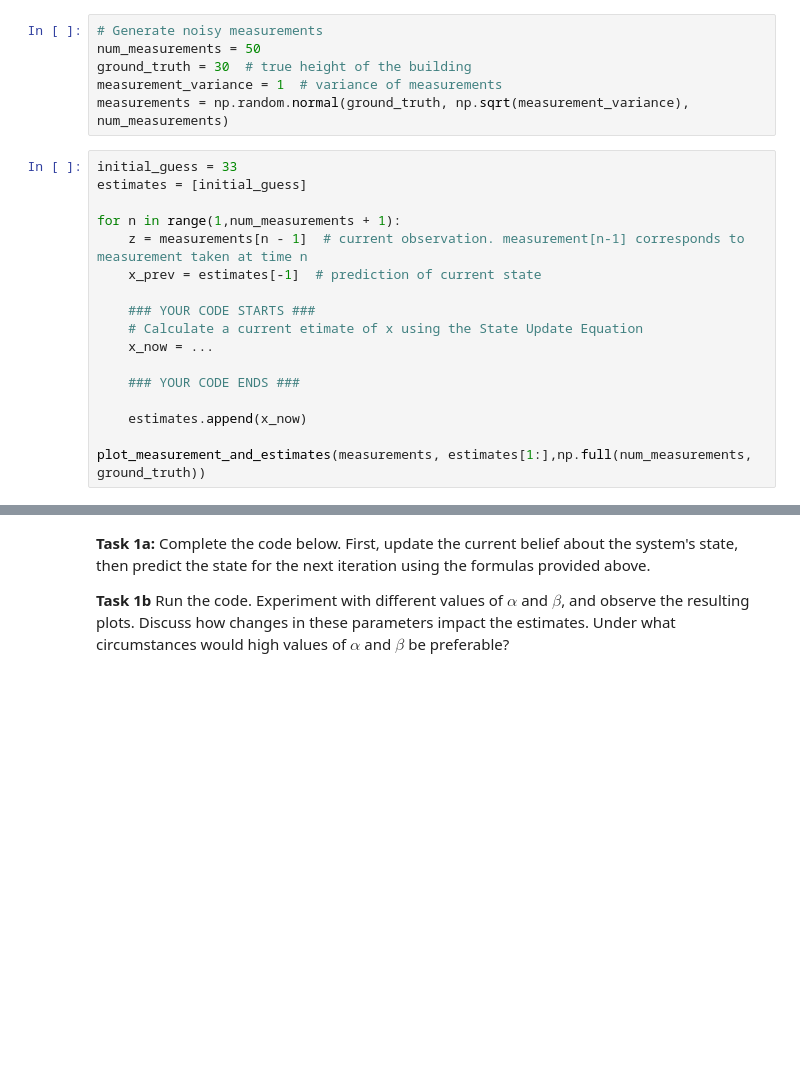
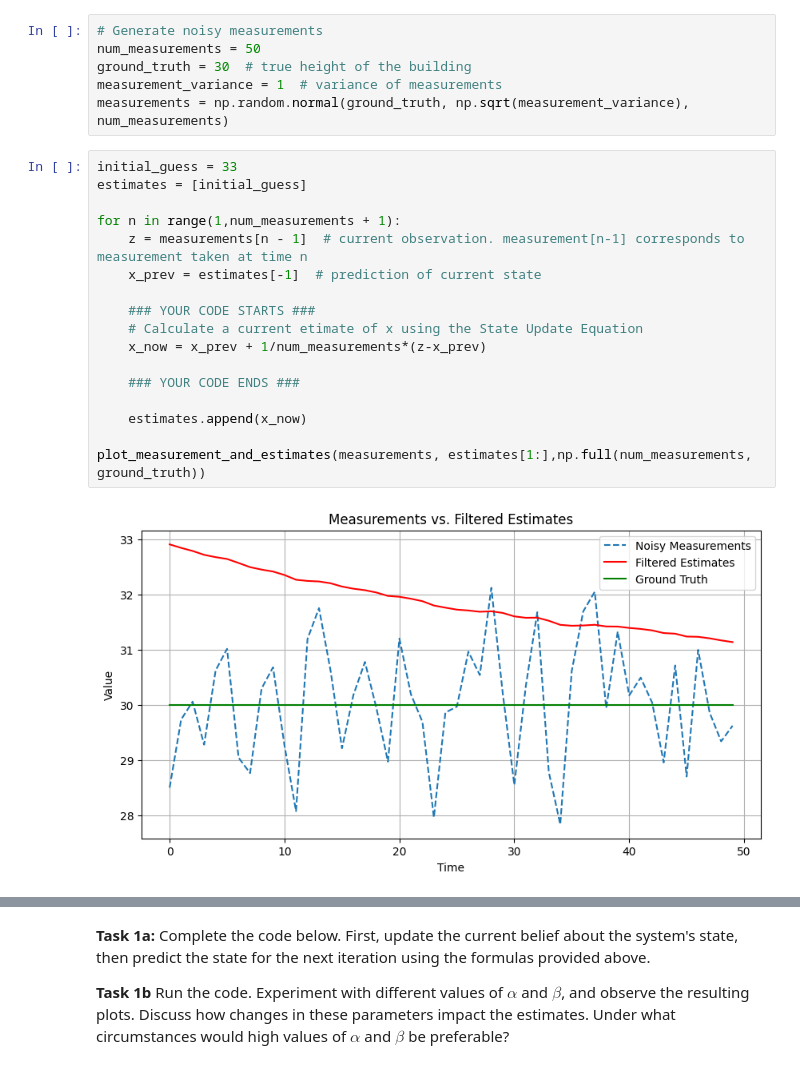
Before and after one commit to MichalSlowakiewicz/Robot-Control, a Jupyter notebook: LABO_8.ipynb, the cells around one changed output, grey strips where cells are left out. Saved outputs shown, nothing was run; the diff lists cells and outputs as text; blank space fills up the shorter version.

```diff
--- a/LABO_8.ipynb
+++ b/LABO_8.ipynb
@@ -67,20 +67,22 @@ measurements = np.random.normal(ground_truth, np.sqrt(measurement_variance), num
 # %%
 initial_guess = 33
 estimates = [initial_guess]
 
 for n in range(1,num_measurements + 1):
     z = measurements[n - 1]  # current observation. measurement[n-1] corresponds to measurement taken at time n
     x_prev = estimates[-1]  # prediction of current state
 
     ### YOUR CODE STARTS ###
     # Calculate a current etimate of x using the State Update Equation
-    x_now = ...
+    x_now = x_prev + 1/num_measurements*(z-x_prev)
 
     ### YOUR CODE ENDS ###
 
     estimates.append(x_now)
 
 plot_measurement_and_estimates(measurements, estimates[1:],np.full(num_measurements, ground_truth))
+# %% [output]
+[figure, added]
 # %% [markdown]
 # The alpha-beta filter
 
```
Also changed, not shown: parts of 4 cells of this notebook.
